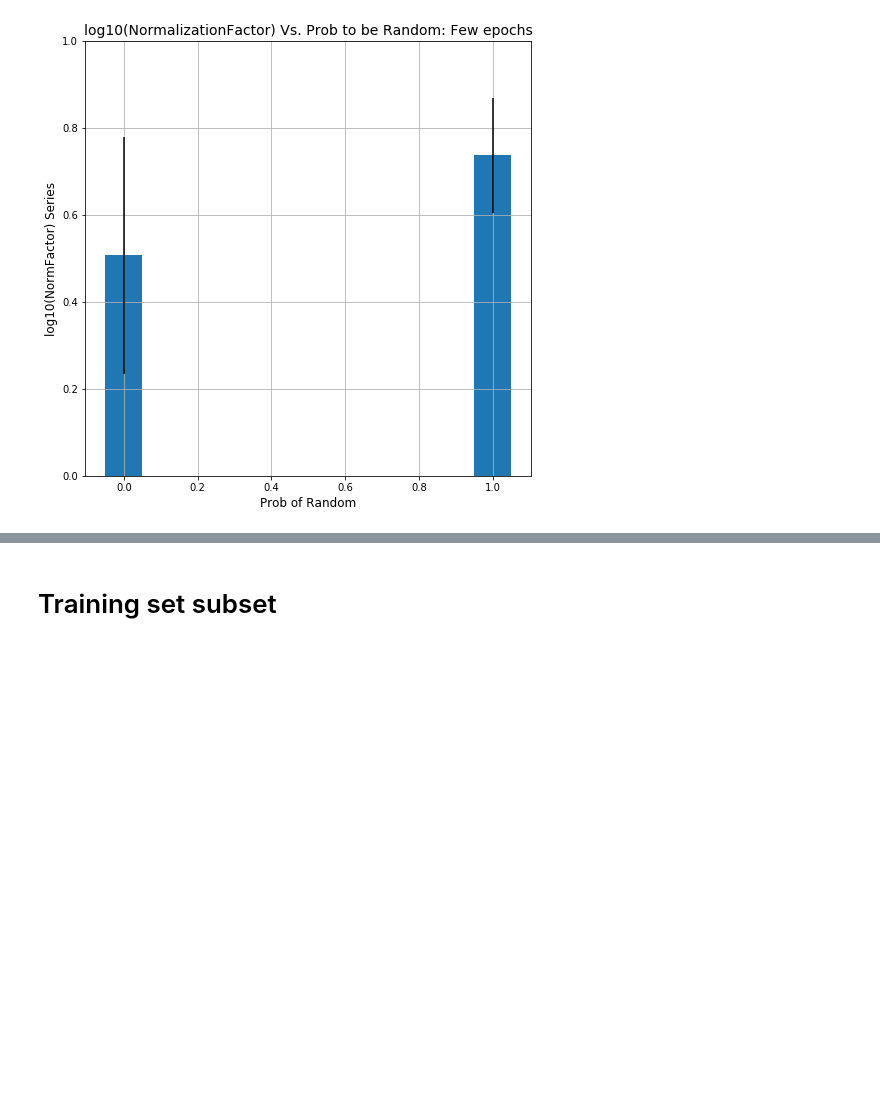
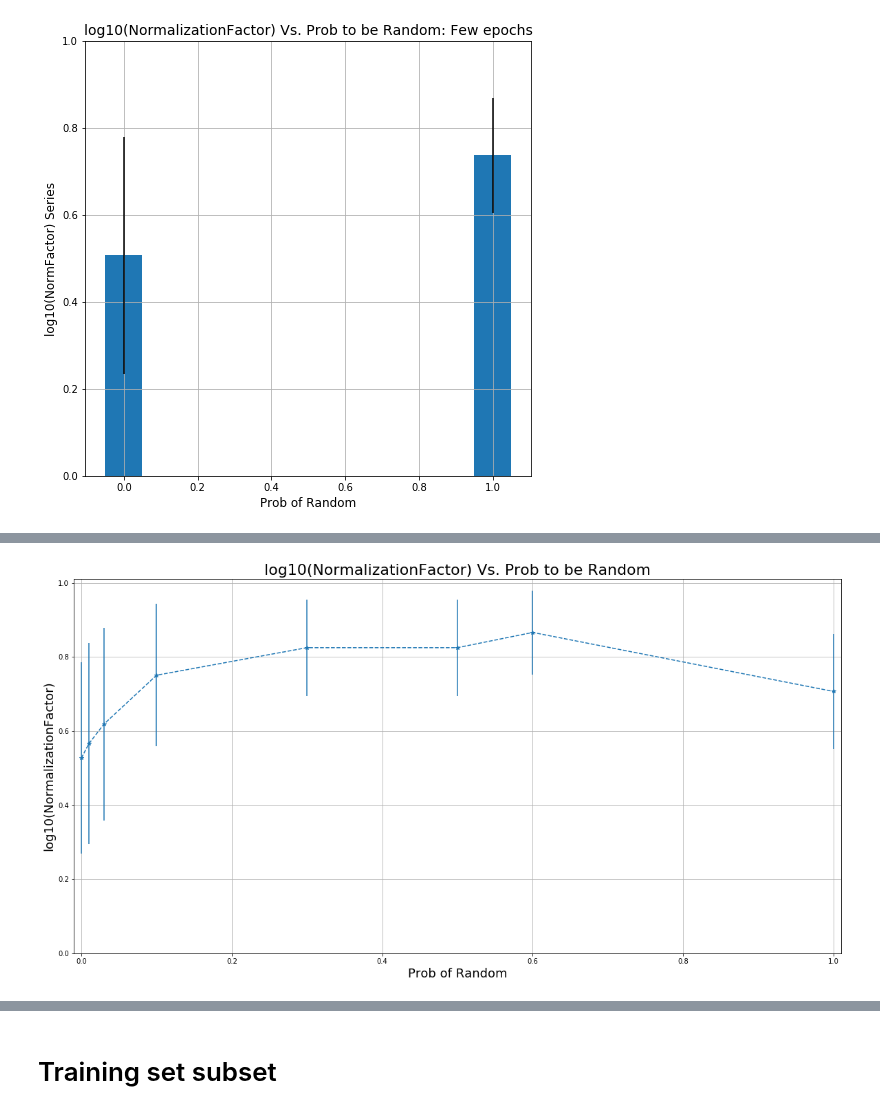
Before and after one commit to kobybibas/deep_pnml_experiments, a Jupyter notebook: src/analyze_results.ipynb, the cells around one changed output, grey strips where cells are left out. Cells and saved outputs as stored; diff of their text form; code cells hidden in the pictures; blank space fills up the shorter version.

```diff
--- a/src/analyze_results.ipynb
+++ b/src/analyze_results.ipynb
@@ -609,10 +617,13 @@ plt.show()
 # Plot preformance of NML and ERM
 nml_loss, _, nml_acc, _, _  = get_NML_log_loss_from_dict(results_dict_Random_0)
 erm_loss, erm_acc, _ = get_ERM_log_loss_from_dict(results_dict_Random_0)
+nml_series_loss, _, nml_series_acc, _, _=get_NML_log_loss_of_the_series_from_dict(results_dict_Random_0)
 # Print acc and mean loss
 statistics = {'NML' : pd.Series([nml_acc,  np.mean(nml_loss), np.std(nml_loss)],
                                 index=['Acc', 'Mean Loss (log10)', 'Std Loss (log10)']),
               'ERM' :pd.Series([erm_acc,  np.mean(erm_loss), np.std(erm_loss)],
+                               index=['Acc', 'Mean Loss (log10)', 'Std Loss (log10)']),
+             'NML Series' :pd.Series([nml_series_acc,  np.mean(nml_series_loss), np.std(nml_series_loss)],
                                index=['Acc', 'Mean Loss (log10)', 'Std Loss (log10)'])}
 print(pd.DataFrame(statistics).to_string())
 # %% [output]
@@ -622,0 +634,94 @@ Std Loss (log10)   0.273617  1.767140
+# %%
+# scp -r aws8:/home/ubuntu/random/random_0/output/Random_Labels_results_20181012_101001 .
+# scp -r aws8:/home/ubuntu/random/random_1/output/Random_Labels_results_20181012_101106 .
+# scp -r aws8:/home/ubuntu/random/random_2/output/Random_Labels_results_20181012_101147 .
+# scp -r aws8:/home/ubuntu/random/random_3/output/Random_Labels_results_20181012_101159 .
+# scp -r aws8:/home/ubuntu/random/random_4/output/Random_Labels_results_20181012_101222 .
+# scp -r aws8:/home/ubuntu/random/random_5/output/Random_Labels_results_20181012_101238 .
+# scp -r aws8:/home/ubuntu/random/random_6/output/Random_Labels_results_20181012_101353 .
+# scp -r aws8:/home/ubuntu/random/random_7/output/Random_Labels_results_20181012_101406 .
+
+#------
+# Random Labels: cifar10 labels are random - Wide Resnet
+
+# Random probalility 0.0
+files = ['../output/Random_Labels_results_20181012_101001/results_Random_Labels_20181012_101001.json'] # 0-99
+results_dict_Random_0 = load_dict_from_file_list(files)
+print('Random P=0.0: loaded %d keys' % len(results_dict_Random_0))
+
+# Random probalility 0.01
+files = ['../output/Random_Labels_results_20181012_101106/results_Random_Labels_20181012_101106.json'] # 0-99
+results_dict_Random_1 = load_dict_from_file_list(files)
+print('Random P=0.01: loaded %d keys' % len(results_dict_Random_1))
+
+# Random probalility 0.03
+files = ['../output/Random_Labels_results_20181012_101147/results_Random_Labels_20181012_101147.json'] # 0-99
+results_dict_Random_2 = load_dict_from_file_list(files)
+print('Random P=0.03: loaded %d keys' % len(results_dict_Random_2))
+
+# Random probalility 0.1
+files = ['../output/Random_Labels_results_20181012_101159/results_Random_Labels_20181012_101159.json'] # 0-99
+results_dict_Random_3 = load_dict_from_file_list(files)
+print('Random P=0.1: loaded %d keys' % len(results_dict_Random_3))
+
+# Random probalility 0.3
+files = ['../output/Random_Labels_results_20181012_101222/results_Random_Labels_20181012_101222.json'] # 0-99
+results_dict_Random_4 = load_dict_from_file_list(files)
+print('Random P=0.3: loaded %d keys' % len(results_dict_Random_4))
+
+# Random probalility 0.5
+files = ['../output/Random_Labels_results_20181012_101238/results_Random_Labels_20181012_101238.json'] # 0-99
+results_dict_Random_5 = load_dict_from_file_list(files)
+print('Random P=0.5: loaded %d keys' % len(results_dict_Random_5))
+
+# Random probalility 0.6
+files = ['../output/Random_Labels_results_20181012_101353/results_Random_Labels_20181012_101353.json'] # 0-99
+results_dict_Random_6 = load_dict_from_file_list(files)
+print('Random P=0.6: loaded %d keys' % len(results_dict_Random_6))
+
+# Random probalility 1.0
+files = ['../output/Random_Labels_results_20181012_101406/results_Random_Labels_20181012_101406.json'] # 0-99
+results_dict_Random_7 = load_dict_from_file_list(files)
+print('Random P=1.0: loaded %d keys' % len(results_dict_Random_7))
+
+random_prob = [0.0, 0.01, 0.03, 0.1, 0.3, 0.5, 0.6, 1.0]
+
+# Extract normalization factor
+result_dict_list = [results_dict_Random_0, results_dict_Random_1, results_dict_Random_2, results_dict_Random_3,
+                    results_dict_Random_4, results_dict_Random_4, results_dict_Random_6, results_dict_Random_7]
+
+
+# Extract the log normalization factor
+mean_log_norm_factor_list = []
+std_log_norm_factor_list = []
+for results_dict in result_dict_list:
+    _, norm_factor_list, _, _, _  = get_NML_log_loss_from_dict(results_dict)
+    mean_log_norm_factor_list.append(np.log10(norm_factor_list).mean())
+    std_log_norm_factor_list.append(np.log10(norm_factor_list).std())
+
+print('Prob2beRandom={}'.format(random_prob))
+print('log10(NormalizationFactor)={}'.format( np.round(mean_log_norm_factor_list,3)))
+
+
+# Plot preformance of NML and ERM
+nml_loss, _, nml_acc, _, _  = get_NML_log_loss_from_dict(results_dict_Random_0)
+erm_loss, erm_acc, _ = get_ERM_log_loss_from_dict(results_dict_Random_0)
+# Print acc and mean loss
+statistics = {'NML' : pd.Series([nml_acc,  np.mean(nml_loss), np.std(nml_loss)],
+                                index=['Acc', 'Mean Loss (log10)', 'Std Loss (log10)']),
+              'ERM' :pd.Series([erm_acc,  np.mean(erm_loss), np.std(erm_loss)],
+                               index=['Acc', 'Mean Loss (log10)', 'Std Loss (log10)'])}
+print(pd.DataFrame(statistics).to_string())
+
+
+# Plot
+plt.figure(figsize=(20,10))
+plt.errorbar(random_prob,  mean_log_norm_factor_list, yerr=std_log_norm_factor_list, fmt='--*',  label='NML')
+plt.ylabel('log10(NormalizationFactor)', fontsize=18)
+plt.xlabel('Prob of Random', fontsize=18)
+plt.title('log10(NormalizationFactor) Vs. Prob to be Random', fontsize=22)
+plt.ylim([0,1.01])
+plt.xlim([-0.01,1.01])
+plt.grid()
+plt.show()
+# %% [output]
@@ -622,0 +742 @@ Std Loss (log10)   0.273617  1.767140
+[figure, added]
```
Also changed, not shown: parts of 28 cells of this notebook, 10 other files.
